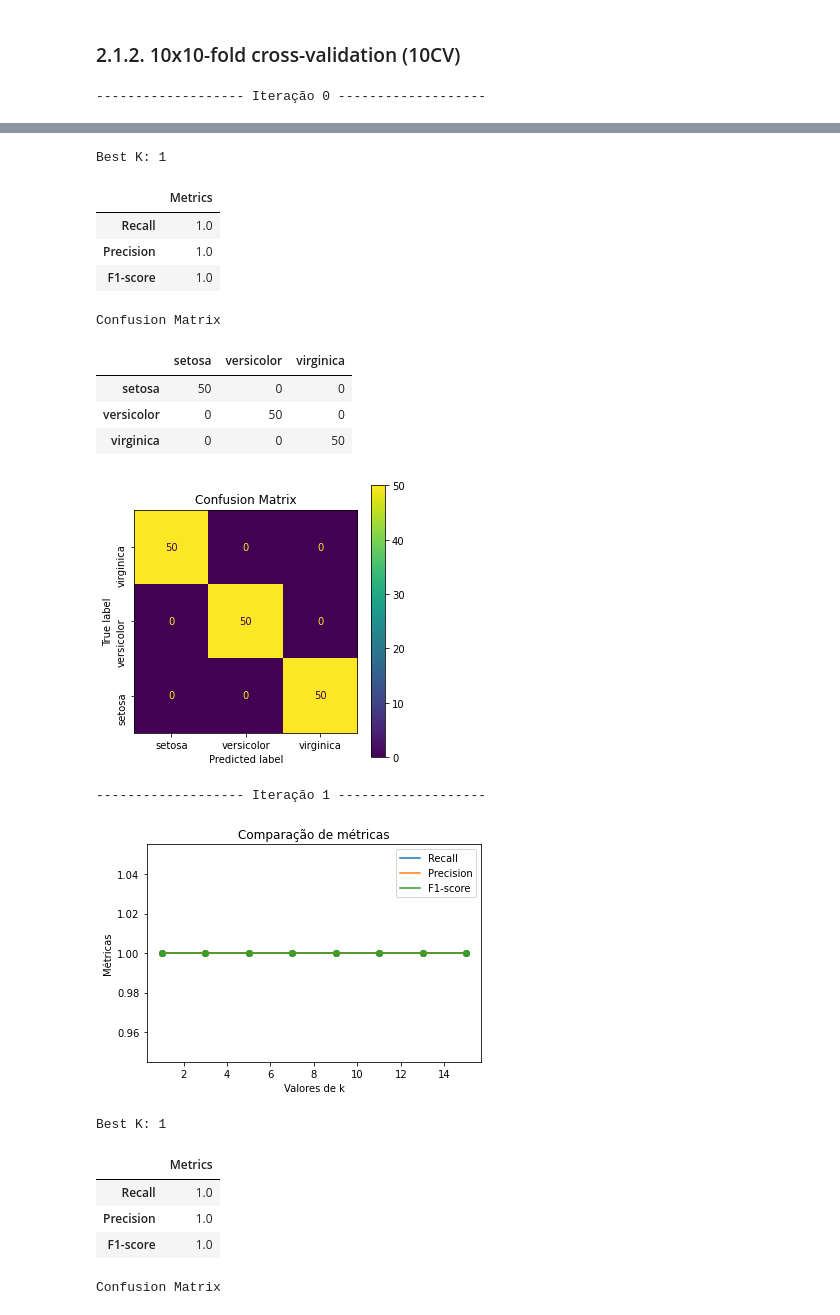
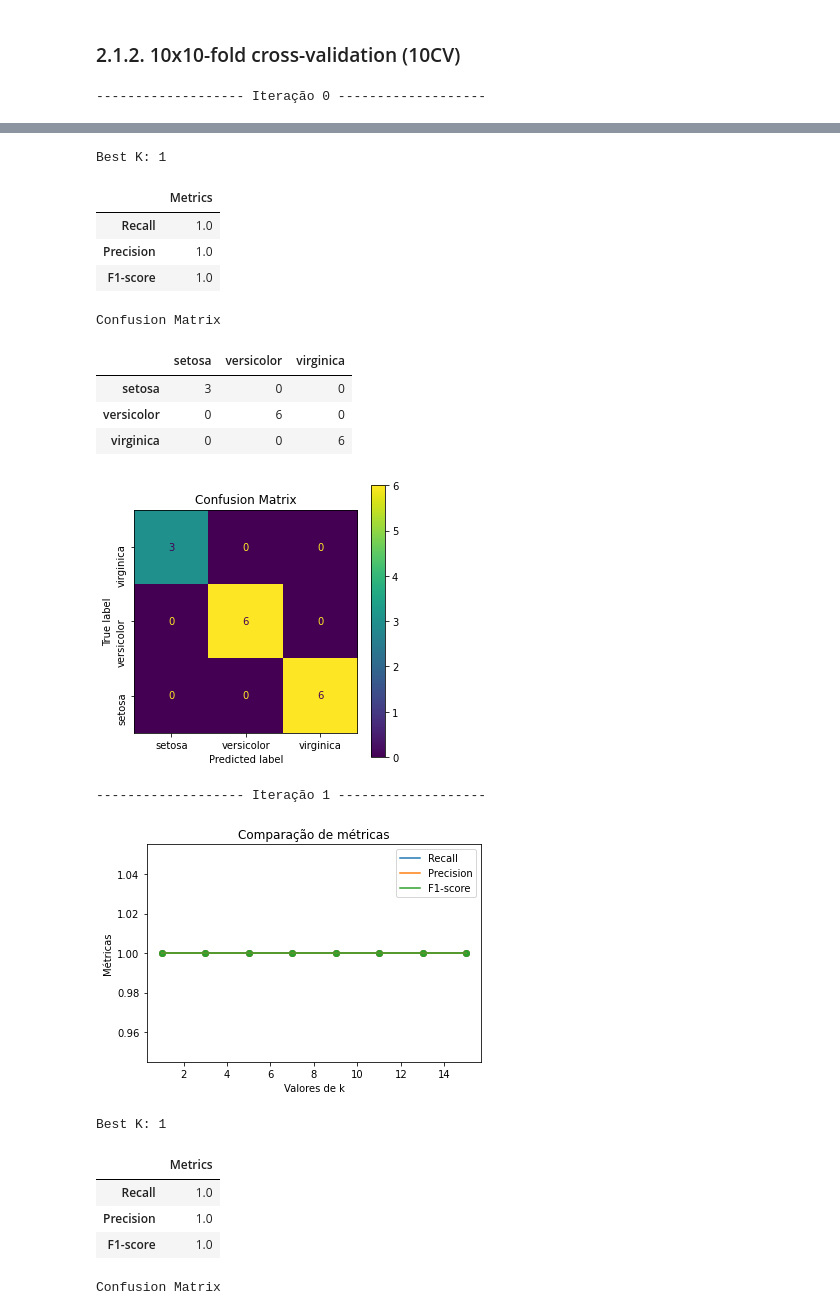
Before and after one commit to patii01/TCD-TP, a Jupyter notebook: Part_B/code/mainActivity.ipynb, the cells around one changed output, grey strips where cells are left out. Saved outputs shown, nothing was run; the diff lists cells and outputs as text; code cells hidden in the pictures.

```diff
--- a/Part_B/code/mainActivity.ipynb
+++ b/Part_B/code/mainActivity.ipynb
@@ -149,9 +252,9 @@ from sklearn.metrics import f1_score
 
 def metrics(true, pred, printar = False):
     cm = confusion_matrix(true, pred)
-    rs = recall_score(true, pred, average='weighted', zero_division=0)
-    ps = precision_score(true, pred, average='weighted', zero_division=0)
-    f1 = f1_score(true, pred, average='weighted', zero_division=0)
+    rs = recall_score(true, pred, average='macro', zero_division=0)
+    ps = precision_score(true, pred, average='macro', zero_division=0)
+    f1 = f1_score(true, pred, average='macro', zero_division=0)
 
     if(printar):
         print('Confusion Matrix:\n', cm)
@@ -168,7 +271,7 @@ def mais_bonito(cm, rs, ps, f1, labels):
     display(metricsFrame)
 
     cmFrame = pd.DataFrame(cm, columns=labels, index=labels).style.set_caption("Confusion Matrix")
-    #display(cmFrame)
+    display(cmFrame)
 
     cmp = ConfusionMatrixDisplay(cm, display_labels=labels)
     _, ax = plt.subplots(figsize=(5,5))
@@ -479,9 +621,9 @@ def CV_gama(x, y):
         best_k = _k[pos_k]
         print("Best K: " + str(best_k))
 
-        neigh = K_neighbors_classifier(x, y, best_k)
-        pred = neigh.predict(x)
-        true = y
+        neigh = K_neighbors_classifier(info['TRAIN'][0], info['TRAIN'][1], best_k)
+        pred = neigh.predict(info['TEST'][0])
+        true = info['TEST'][1]
         cm, rs, ps, f1 = metrics(true, pred)
 
         mais_bonito(cm, rs, ps, f1, iris["target_names"])
@@ -493,14 +635,14 @@ CV_gama(data, target)
 Best K: 1
 |  | Metrics |
 | Recall | 1.0 |
 | Precision | 1.0 |
 | F1-score | 1.0 |
 Confusion Matrix
 |  | setosa | versicolor | virginica |
-| setosa | 50 | 0 | 0 |
-| versicolor | 0 | 50 | 0 |
-| virginica | 0 | 0 | 50 |
+| setosa | 3 | 0 | 0 |
+| versicolor | 0 | 6 | 0 |
+| virginica | 0 | 0 | 6 |
-[figure, old version]
+[figure, new version]
 ------------------- Iteração 1 -------------------
 [figure]
 Best K: 1
```
Also changed, not shown: parts of 10 cells of this notebook.
